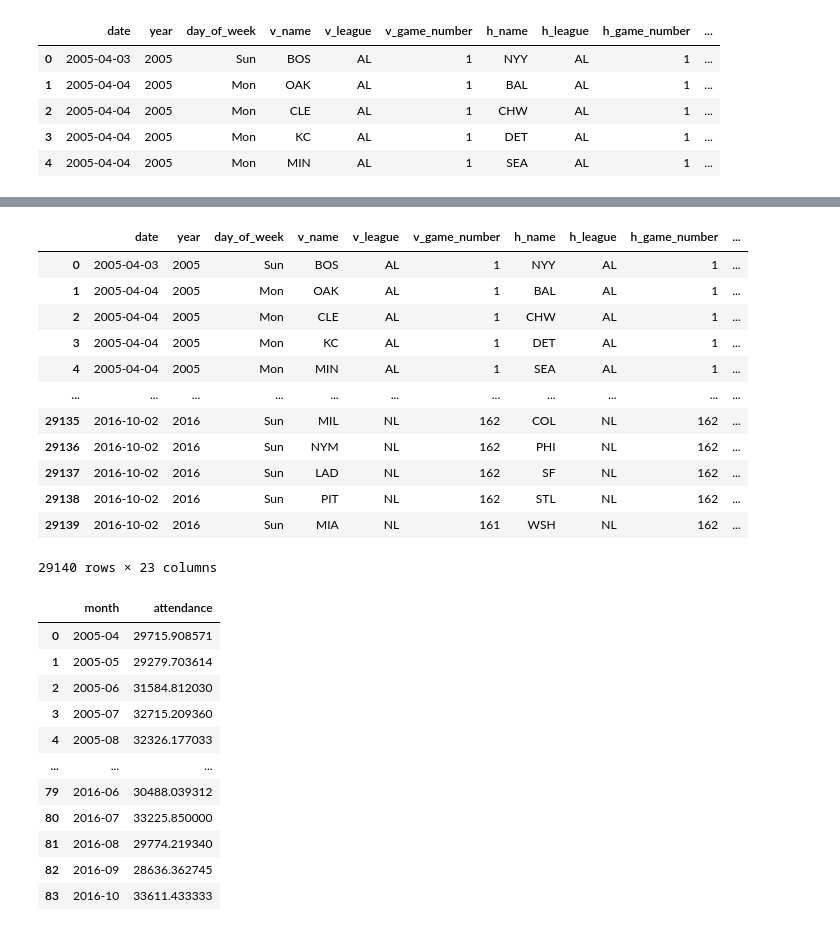
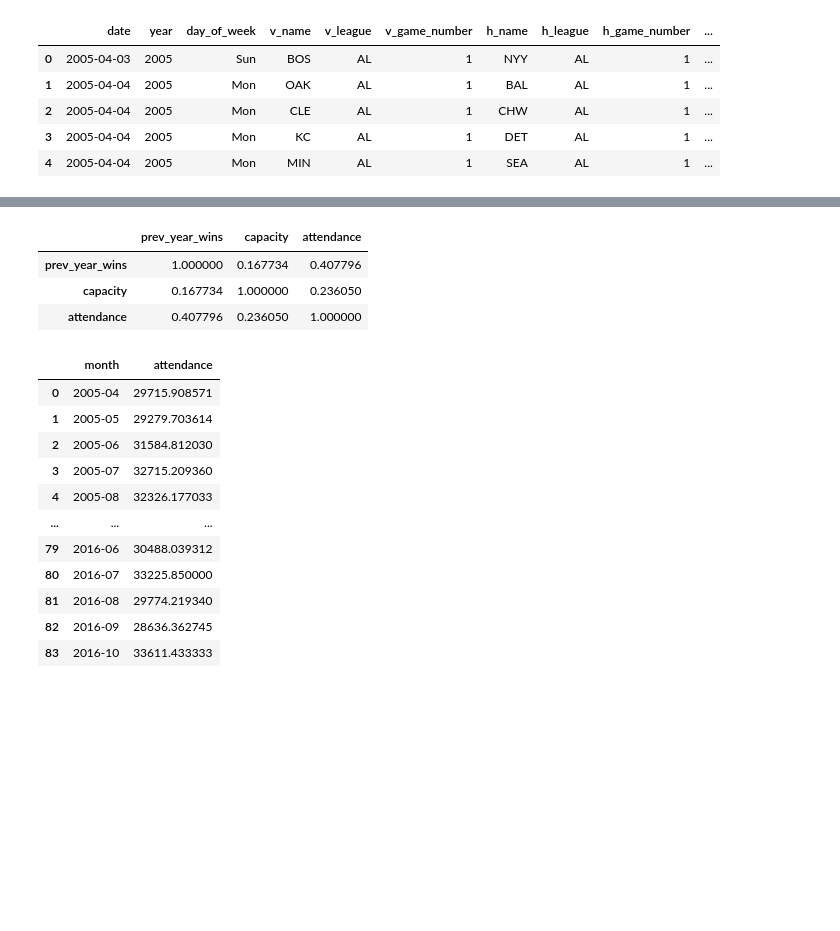
Before and after one commit to tmarchok1/DS440_project, a Jupyter notebook: DS_440code.ipynb, the cells around one changed output, grey strips where cells are left out. Drawn from its saved outputs; the diff is of its cells as text; code cells hidden in the pictures; blank space fills up the shorter version.

```diff
--- a/DS_440code.ipynb
+++ b/DS_440code.ipynb
@@ -352,16 +348,0 @@ glogs_wcp = glogs_wcp.rename(columns = {'Wins': 'prev_year_wins',
-# %%
-glogs_wcp #prev_year_wins, Madeplayoffs, DivisionWinner all refer to the home team's previous year performance
-# %% [output]
-|  | date | year | day_of_week | v_name | v_league | v_game_number | h_name | h_league | h_game_number | ... |
-| 0 | 2005-04-03 | 2005 | Sun | BOS | AL | 1 | NYY | AL | 1 | ... |
-| 1 | 2005-04-04 | 2005 | Mon | OAK | AL | 1 | BAL | AL | 1 | ... |
-| 2 | 2005-04-04 | 2005 | Mon | CLE | AL | 1 | CHW | AL | 1 | ... |
-| 3 | 2005-04-04 | 2005 | Mon | KC | AL | 1 | DET | AL | 1 | ... |
-| 4 | 2005-04-04 | 2005 | Mon | MIN | AL | 1 | SEA | AL | 1 | ... |
-| ... | ... | ... | ... | ... | ... | ... | ... | ... | ... | ... |
-| 29135 | 2016-10-02 | 2016 | Sun | MIL | NL | 162 | COL | NL | 162 | ... |
-| 29136 | 2016-10-02 | 2016 | Sun | NYM | NL | 162 | PHI | NL | 162 | ... |
-| 29137 | 2016-10-02 | 2016 | Sun | LAD | NL | 162 | SF | NL | 162 | ... |
-| 29138 | 2016-10-02 | 2016 | Sun | PIT | NL | 162 | STL | NL | 162 | ... |
-| 29139 | 2016-10-02 | 2016 | Sun | MIA | NL | 161 | WSH | NL | 162 | ... |
-29140 rows × 23 columns
@@ -376,0 +349,9 @@ glogs_wcp #prev_year_wins, Madeplayoffs, DivisionWinner all refer to the home te
+# %%
+# Test correlations between variables
+correlations = glogs_wcp[['prev_year_wins', 'capacity', 'attendance']].corr()
+correlations
+# %% [output]
+|  | prev_year_wins | capacity | attendance |
+| prev_year_wins | 1.000000 | 0.167734 | 0.407796 |
+| capacity | 0.167734 | 1.000000 | 0.236050 |
+| attendance | 0.407796 | 0.236050 | 1.000000 |
```
Also changed, not shown: parts of 14 cells of this notebook, 2 other files.
